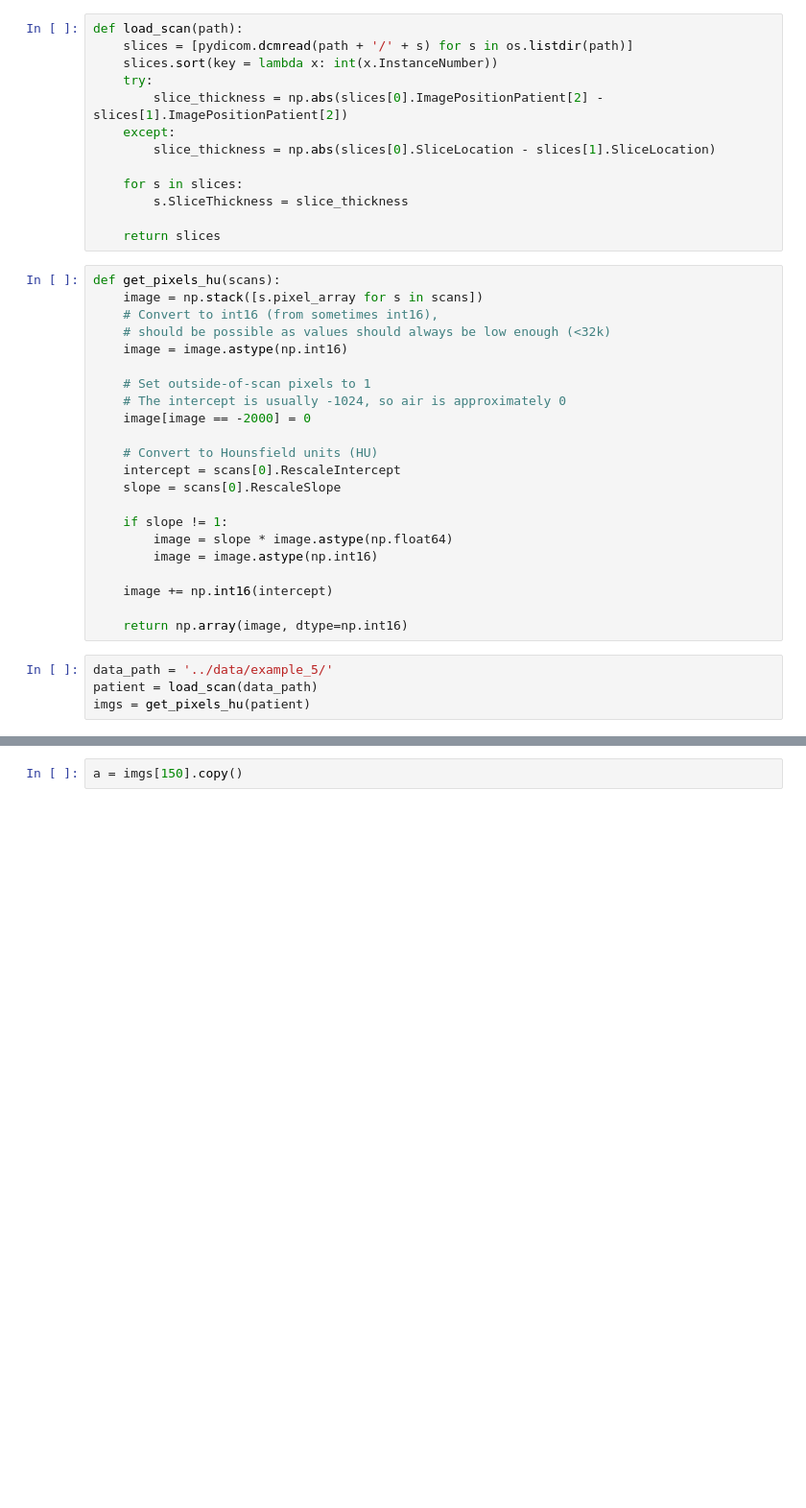
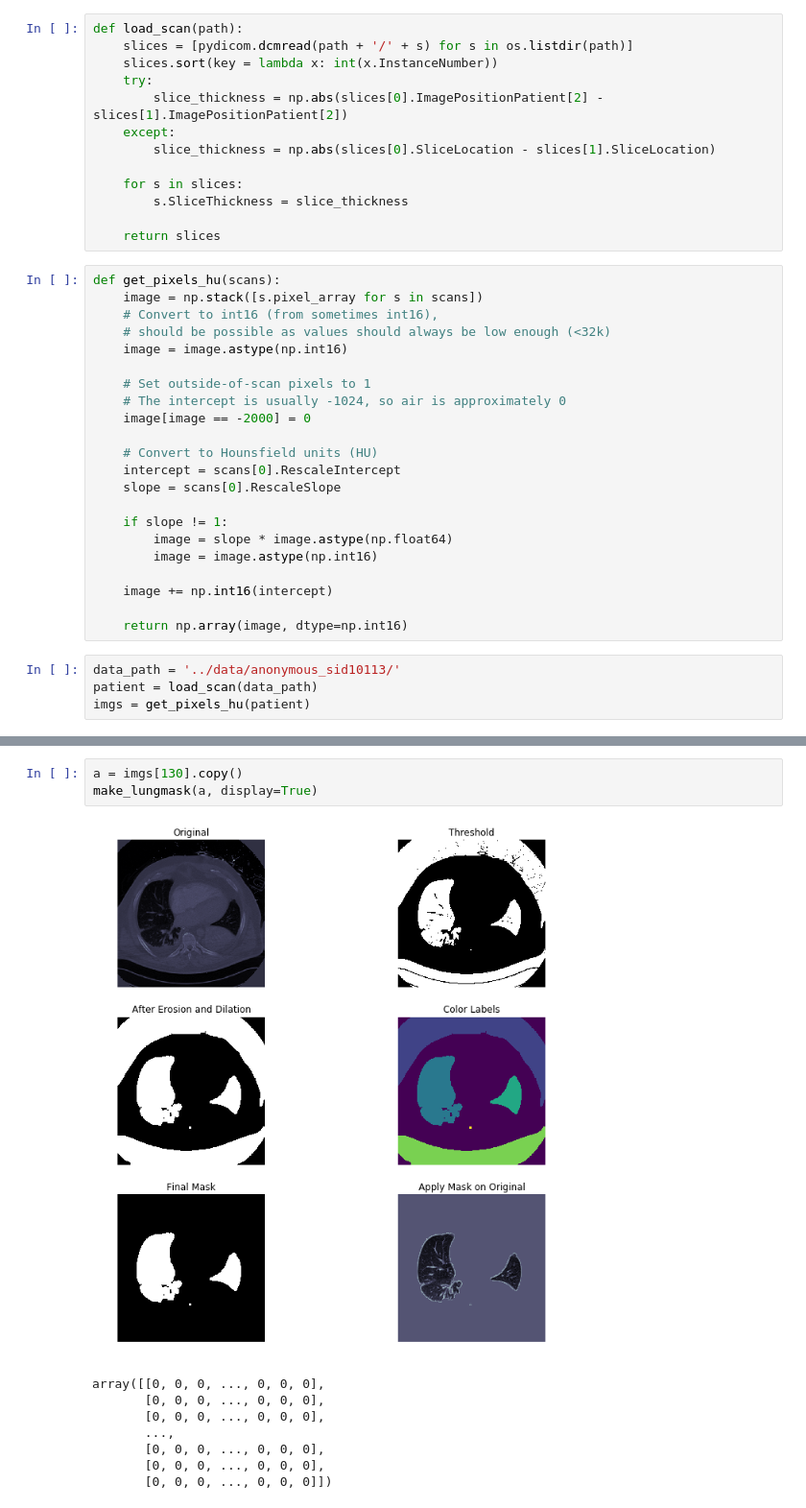
Before and after one commit to joshy/copd, a Jupyter notebook: notebooks/proper.ipynb, the cells around one changed output, grey strips where cells are left out. Shown at 96% size. Drawn from its saved outputs; the diff is of its cells as text; blank space fills up the shorter version.

```diff
--- a/notebooks/proper.ipynb
+++ b/notebooks/proper.ipynb
@@ -43,6 +49,6 @@ def get_pixels_hu(scans):
 
     return np.array(image, dtype=np.int16)
 # %%
-data_path = '../data/example_5/'
+data_path = '../data/anonymous_sid10113/'
 patient = load_scan(data_path)
 imgs = get_pixels_hu(patient)
@@ -73,2 +177,12 @@ plt.imshow(imgs[150],cmap="bone")
 # %%
-a = imgs[150].copy()
+a = imgs[130].copy()
+make_lungmask(a, display=True)
+# %% [output]
+[figure, added]
+array([[0, 0, 0, ..., 0, 0, 0],
+       [0, 0, 0, ..., 0, 0, 0],
+       [0, 0, 0, ..., 0, 0, 0],
+       ...,
+       [0, 0, 0, ..., 0, 0, 0],
+       [0, 0, 0, ..., 0, 0, 0],
+       [0, 0, 0, ..., 0, 0, 0]])
```
Also changed, not shown: parts of 20 cells of this notebook, 1 other file.
